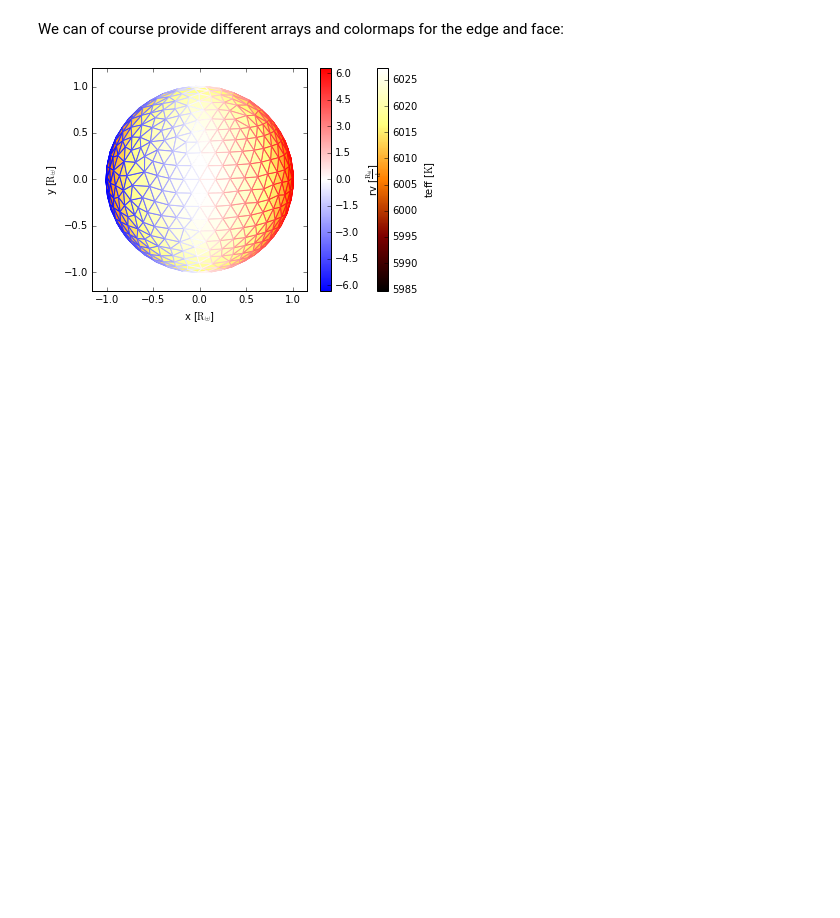
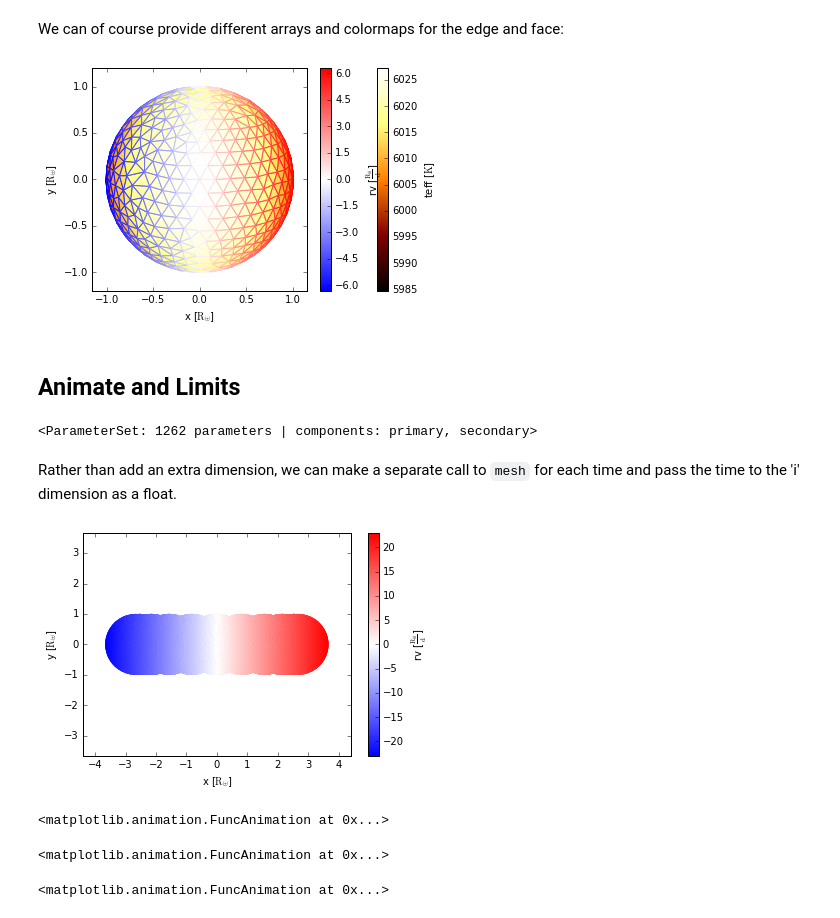
Before and after one commit to kecnry/autofig, a Jupyter notebook: examples/autofig_mesh.ipynb, the cells around one changed output. Cells and saved outputs as stored; diff of their text form; code cells hidden in the pictures; blank space fills up the shorter version.

Commit message:
support for indep select with meshes
via separate calls for each instance.  May support indep select via extra dimension, but for now will raise an error immediately.

```diff
--- a/examples/autofig_mesh.ipynb
+++ b/examples/autofig_mesh.ipynb
@@ -113,3 +114,48 @@ autofig.mesh(x=xs, y=ys, z=zs,
              ec=-vzs, ecmap='bwr', eclim='symmetric', eclabel='rv', ecunit='solRad/d', show=True)
 # %% [output]
 [figure]
+# %% [markdown]
+## Animate and Limits
+# %%
+times = np.linspace(0,1,21)
+b = phoebe.default_binary()
+b.add_dataset('mesh', times=times)
+b.run_compute()
+# %% [output]
+<ParameterSet: 1262 parameters | components: primary, secondary>
+# %% [markdown]
+Rather than add an extra dimension, we can make a separate call to `mesh` for each time and pass the time to the 'i' dimension as a float.
+# %%
+autofig.reset()
+for t in times:
+    for c in ['primary', 'secondary']:
+        verts = b.get_value(time=t, component=c, qualifier='vertices', context='model')
+        vzs = b.get_value(time=t, component=c, qualifier='vzs', context='model')
+        xs = verts[:, :, 0]
+        ys = verts[:, :, 1]
+        zs = verts[:, :, 2]
+        autofig.mesh(x=xs, y=ys, z=zs, i=t,
+                     xlabel='x', xunit='solRad',
+                     ylabel='y', yunit='solRad',
+                     fc=-vzs, fcmap='bwr', fclim='symmetric', fclabel='rv', fcunit='solRad/d',
+                     ec='none',
+                     consider_for_limits=c=='primary')
+
+autofig.draw(show=True)
+# %% [output]
+[figure, added]
+# %%
+autofig.gcf().axes[0].pad_aspect=False  # pad_aspect=True (default) causes issues with fixed limits... sigh
+autofig.animate(indeps=times, show=True)
+# %% [output]
+<matplotlib.animation.FuncAnimation at 0x...>
+# %%
+autofig.gcf().axes[0].x.lim = None
+autofig.animate(indeps=times, show=True)
+# %% [output]
+<matplotlib.animation.FuncAnimation at 0x...>
+# %%
+autofig.gcf().axes[0].x.lim = 4
+autofig.animate(indeps=times, show=True)
+# %% [output]
+<matplotlib.animation.FuncAnimation at 0x...>
```
Also changed, not shown: parts of 1 cell of this notebook, 3 other files.
